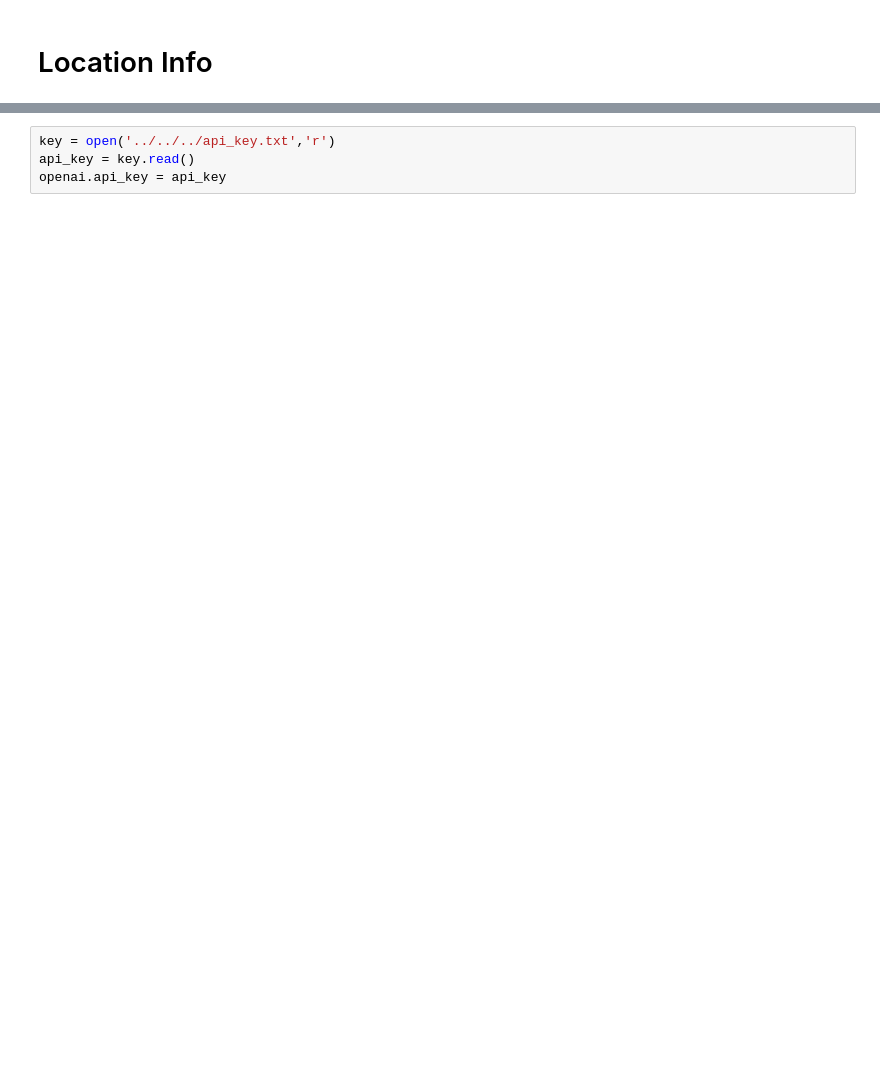
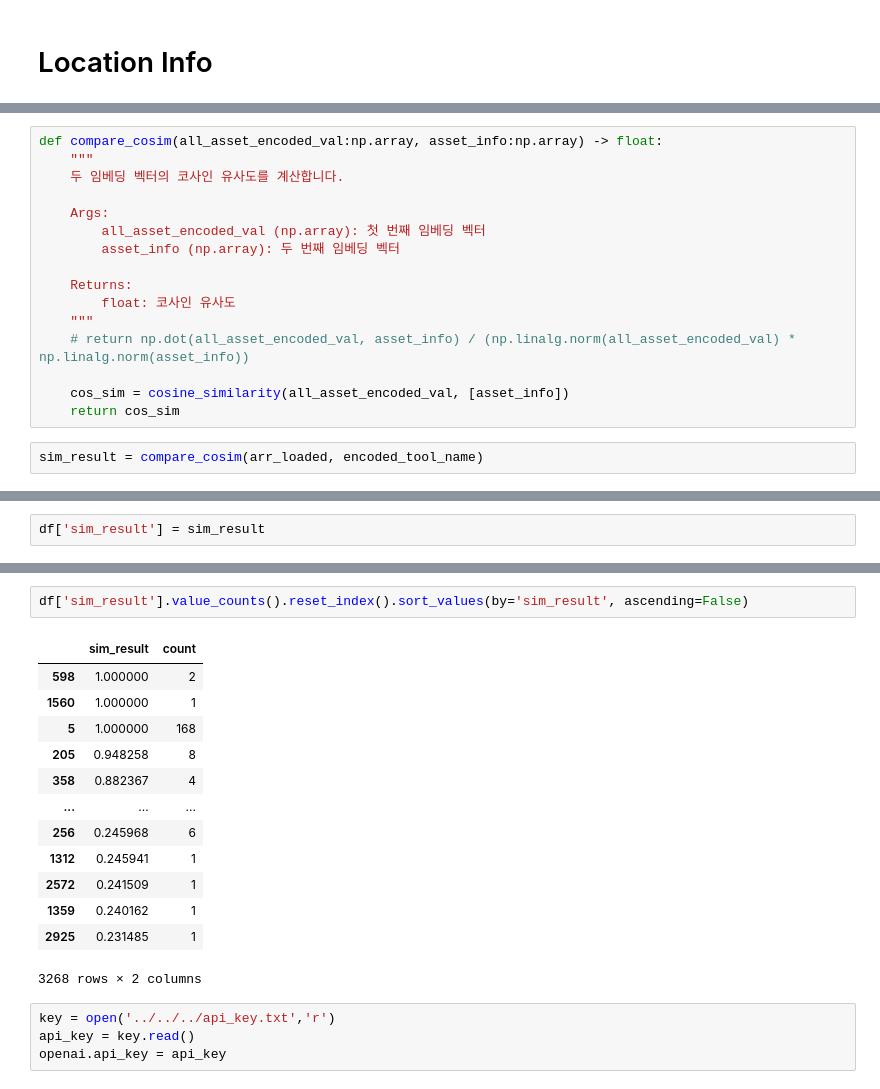
Before and after one commit to jellybee02/LLM_Research, a Jupyter notebook: script/test.ipynb, the cells around one changed output, grey strips where cells are left out. Drawn from its saved outputs; the diff is of its cells as text; blank space fills up the shorter version.

```diff
--- a/script/test.ipynb
+++ b/script/test.ipynb
@@ -280,0 +277,18 @@ print(f"{location} 위도/경도: {result}")
+# %%
+def compare_cosim(all_asset_encoded_val:np.array, asset_info:np.array) -> float:
+    """
+    두 임베딩 벡터의 코사인 유사도를 계산합니다.
+
+    Args:
+        all_asset_encoded_val (np.array): 첫 번째 임베딩 벡터
+        asset_info (np.array): 두 번째 임베딩 벡터
+
+    Returns:
+        float: 코사인 유사도
+    """
+    # return np.dot(all_asset_encoded_val, asset_info) / (np.linalg.norm(all_asset_encoded_val) * np.linalg.norm(asset_info))
+
+    cos_sim = cosine_similarity(all_asset_encoded_val, [asset_info])
+    return cos_sim
+# %%
+sim_result = compare_cosim(arr_loaded, encoded_tool_name)
@@ -280,0 +299,2 @@ print(f"{location} 위도/경도: {result}")
+# %%
+df['sim_result'] = sim_result
@@ -281,3 +304,19 @@ print(f"{location} 위도/경도: {result}")
+# %%
+df['sim_result'].value_counts().reset_index().sort_values(by='sim_result', ascending=False)
+# %% [output]
+|  | sim_result | count |
+| 598 | 1.000000 | 2 |
+| 1560 | 1.000000 | 1 |
+| 5 | 1.000000 | 168 |
+| 205 | 0.948258 | 8 |
+| 358 | 0.882367 | 4 |
+| ... | ... | ... |
+| 256 | 0.245968 | 6 |
+| 1312 | 0.245941 | 1 |
+| 2572 | 0.241509 | 1 |
+| 1359 | 0.240162 | 1 |
+| 2925 | 0.231485 | 1 |
+3268 rows × 2 columns
 # %%
 key = open('../../../api_key.txt','r')
 api_key = key.read()
```
Also changed, not shown: parts of 34 cells of this notebook, 6 other files.
